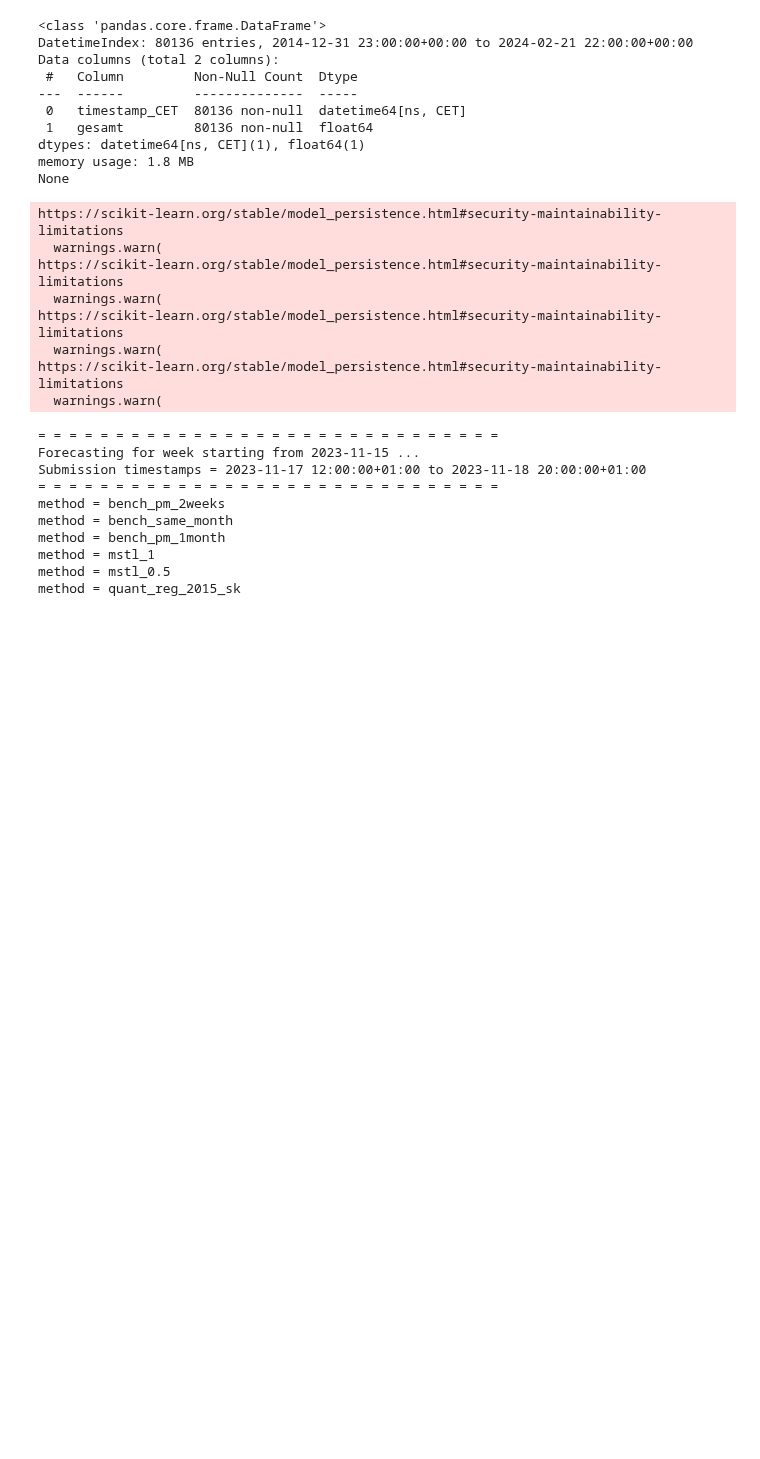
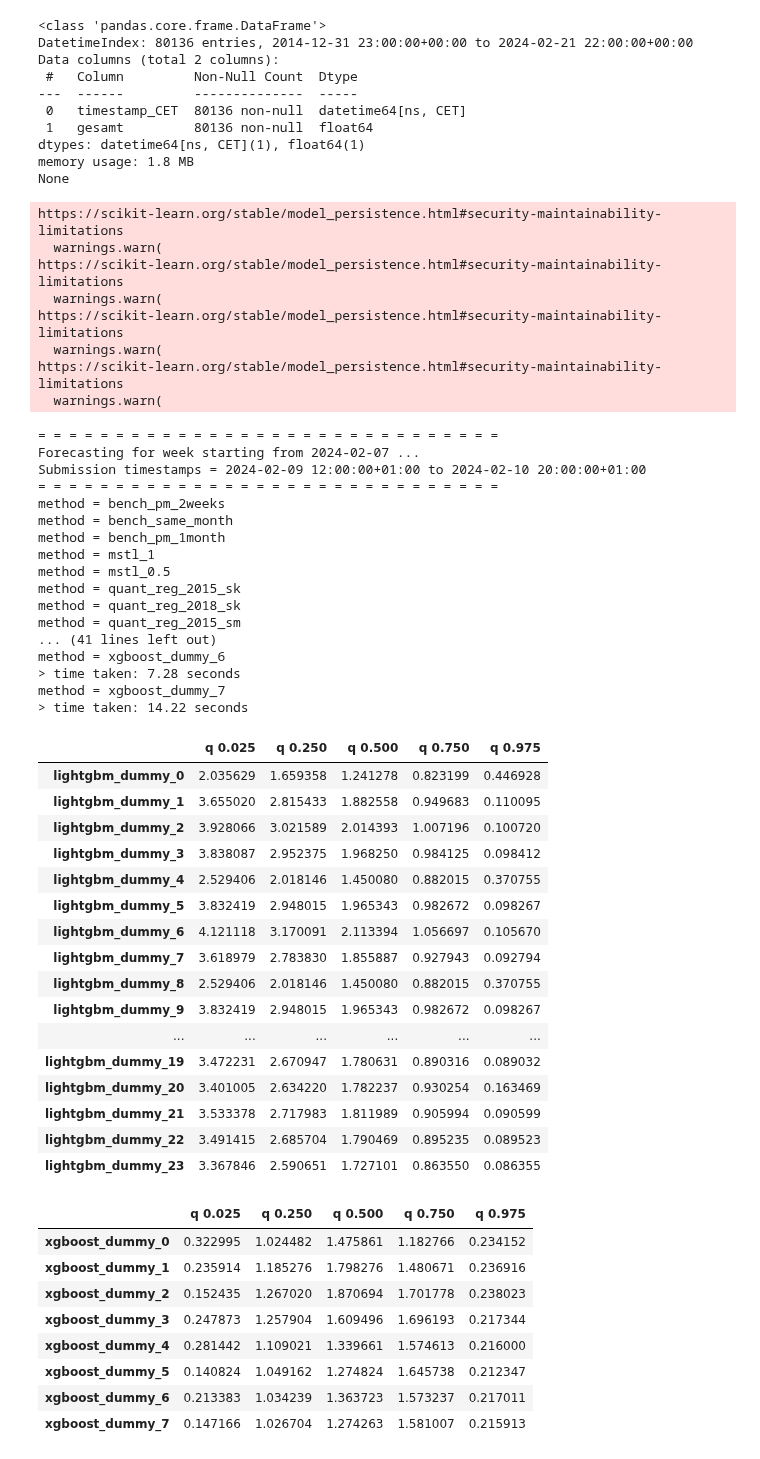
Before and after one commit to hikotei/2023_11-PTSFC, a Jupyter notebook: energy/2024_03_27.ipynb, the cells around one changed output. Saved outputs shown, nothing was run; the diff lists cells and outputs as text; code cells hidden in the pictures; blank space fills up the shorter version.

```diff
--- a/energy/2024_03_27.ipynb
+++ b/energy/2024_03_27.ipynb
@@ -76,7 +76,7 @@ lgbm_params = {
     'max_depth': [4, 10],
     'num_leaves': [5, 15, 20],
     'learning_rate': [0.1, 0.3],
-    'n_estimators': [100, 300],
+    'n_estimators': [100, 200],
     'boosting_type': ['gbdt'],
     'verbose': [-1]
 }
@@ -86,7 +86,7 @@ xgb_params = {
     'eval_metric': ['quantile'],
     'booster': ['gbtree'],
     'max_depth': [4, 10],
-    'learning_rate': [0.1, 0.3],
+    'learning_rate': [0.2],
     'n_estimators': [100, 200],
 }
 
@@ -406,7 +406,13 @@ for fcast_date in fcast_dates_cet[-2:]:
     for model_name, quantile_scores in evaluation_results.items():
         mean_scores[model_name] = quantile_scores.mean()
 
-    display(pd.DataFrame(mean_scores).T.iloc[13:].style.highlight_min(color='lightgreen', axis=0))
+    df = pd.DataFrame(mean_scores).T
+    filtered_df = df[df.index.str.contains('lightgbm')]
+    display(filtered_df.style.highlight_min(color='lightgreen', axis=0))
+
+    df = pd.DataFrame(mean_scores).T
+    filtered_df = df[df.index.str.contains('xgboost')]
+    display(filtered_df.style.highlight_min(color='lightgreen', axis=0))
 
     # calculate mean scores over all quantiles
     mean_scores_df = pd.DataFrame(mean_scores)
@@ -414,32 +420,65 @@ for fcast_date in fcast_dates_cet[-2:]:
     print('- '*15)
     print('scores:')
     print(mean_scores_df.mean(axis=0).sort_values(ascending=True))
 
     # = = = = = = = = = = = = =
     # Save all fcasts & trained models for the week
     # = = = = = = = = = = = = =
 
     dict_all_fcasts[fcast_date] = dict_weekly_fcasts
     dict_all_evals[fcast_date] = evaluation_results
 
     with open(f'{fcast_date}_models.pickle', 'wb') as handle:
         pickle.dump(dict_weekly_models, handle, protocol=pickle.HIGHEST_PROTOCOL)
 
 with open(f'eval.pickle', 'wb') as handle:
     pickle.dump(dict_all_evals, handle, protocol=pickle.HIGHEST_PROTOCOL)
 
 with open(f'fcasts.pickle', 'wb') as handle:
     pickle.dump(dict_all_fcasts, handle, protocol=pickle.HIGHEST_PROTOCOL)
 
 os.chdir(cwd)
 # %% [output]
 = = = = = = = = = = = = = = = = = = = = = = = = = = = = = =
-Forecasting for week starting from 2023-11-15 ...
-Submission timestamps = 2023-11-17 12:00:00+01:00 to 2023-11-18 20:00:00+01:00
+Forecasting for week starting from 2024-02-07 ...
+Submission timestamps = 2024-02-09 12:00:00+01:00 to 2024-02-10 20:00:00+01:00
 = = = = = = = = = = = = = = = = = = = = = = = = = = = = = =
 method = bench_pm_2weeks
 method = bench_same_month
 method = bench_pm_1month
 method = mstl_1
 method = mstl_0.5
 method = quant_reg_2015_sk
+method = quant_reg_2018_sk
+method = quant_reg_2015_sm
+... (41 lines left out)
+method = xgboost_dummy_6
+> time taken: 7.28 seconds
+method = xgboost_dummy_7
+> time taken: 14.22 seconds
+|  | q 0.025 | q 0.250 | q 0.500 | q 0.750 | q 0.975 |
+| lightgbm_dummy_0 | 2.035629 | 1.659358 | 1.241278 | 0.823199 | 0.446928 |
+| lightgbm_dummy_1 | 3.655020 | 2.815433 | 1.882558 | 0.949683 | 0.110095 |
+| lightgbm_dummy_2 | 3.928066 | 3.021589 | 2.014393 | 1.007196 | 0.100720 |
+| lightgbm_dummy_3 | 3.838087 | 2.952375 | 1.968250 | 0.984125 | 0.098412 |
+| lightgbm_dummy_4 | 2.529406 | 2.018146 | 1.450080 | 0.882015 | 0.370755 |
+| lightgbm_dummy_5 | 3.832419 | 2.948015 | 1.965343 | 0.982672 | 0.098267 |
+| lightgbm_dummy_6 | 4.121118 | 3.170091 | 2.113394 | 1.056697 | 0.105670 |
+| lightgbm_dummy_7 | 3.618979 | 2.783830 | 1.855887 | 0.927943 | 0.092794 |
+| lightgbm_dummy_8 | 2.529406 | 2.018146 | 1.450080 | 0.882015 | 0.370755 |
+| lightgbm_dummy_9 | 3.832419 | 2.948015 | 1.965343 | 0.982672 | 0.098267 |
+| ... | ... | ... | ... | ... | ... |
+| lightgbm_dummy_19 | 3.472231 | 2.670947 | 1.780631 | 0.890316 | 0.089032 |
+| lightgbm_dummy_20 | 3.401005 | 2.634220 | 1.782237 | 0.930254 | 0.163469 |
+| lightgbm_dummy_21 | 3.533378 | 2.717983 | 1.811989 | 0.905994 | 0.090599 |
+| lightgbm_dummy_22 | 3.491415 | 2.685704 | 1.790469 | 0.895235 | 0.089523 |
+| lightgbm_dummy_23 | 3.367846 | 2.590651 | 1.727101 | 0.863550 | 0.086355 |
+|  | q 0.025 | q 0.250 | q 0.500 | q 0.750 | q 0.975 |
+| xgboost_dummy_0 | 0.322995 | 1.024482 | 1.475861 | 1.182766 | 0.234152 |
+| xgboost_dummy_1 | 0.235914 | 1.185276 | 1.798276 | 1.480671 | 0.236916 |
+| xgboost_dummy_2 | 0.152435 | 1.267020 | 1.870694 | 1.701778 | 0.238023 |
+| xgboost_dummy_3 | 0.247873 | 1.257904 | 1.609496 | 1.696193 | 0.217344 |
+| xgboost_dummy_4 | 0.281442 | 1.109021 | 1.339661 | 1.574613 | 0.216000 |
+| xgboost_dummy_5 | 0.140824 | 1.049162 | 1.274824 | 1.645738 | 0.212347 |
+| xgboost_dummy_6 | 0.213383 | 1.034239 | 1.363723 | 1.573237 | 0.217011 |
+| xgboost_dummy_7 | 0.147166 | 1.026704 | 1.274263 | 1.581007 | 0.215913 |
```
Also changed, not shown: parts of 1 cell of this notebook, 1 other file.
